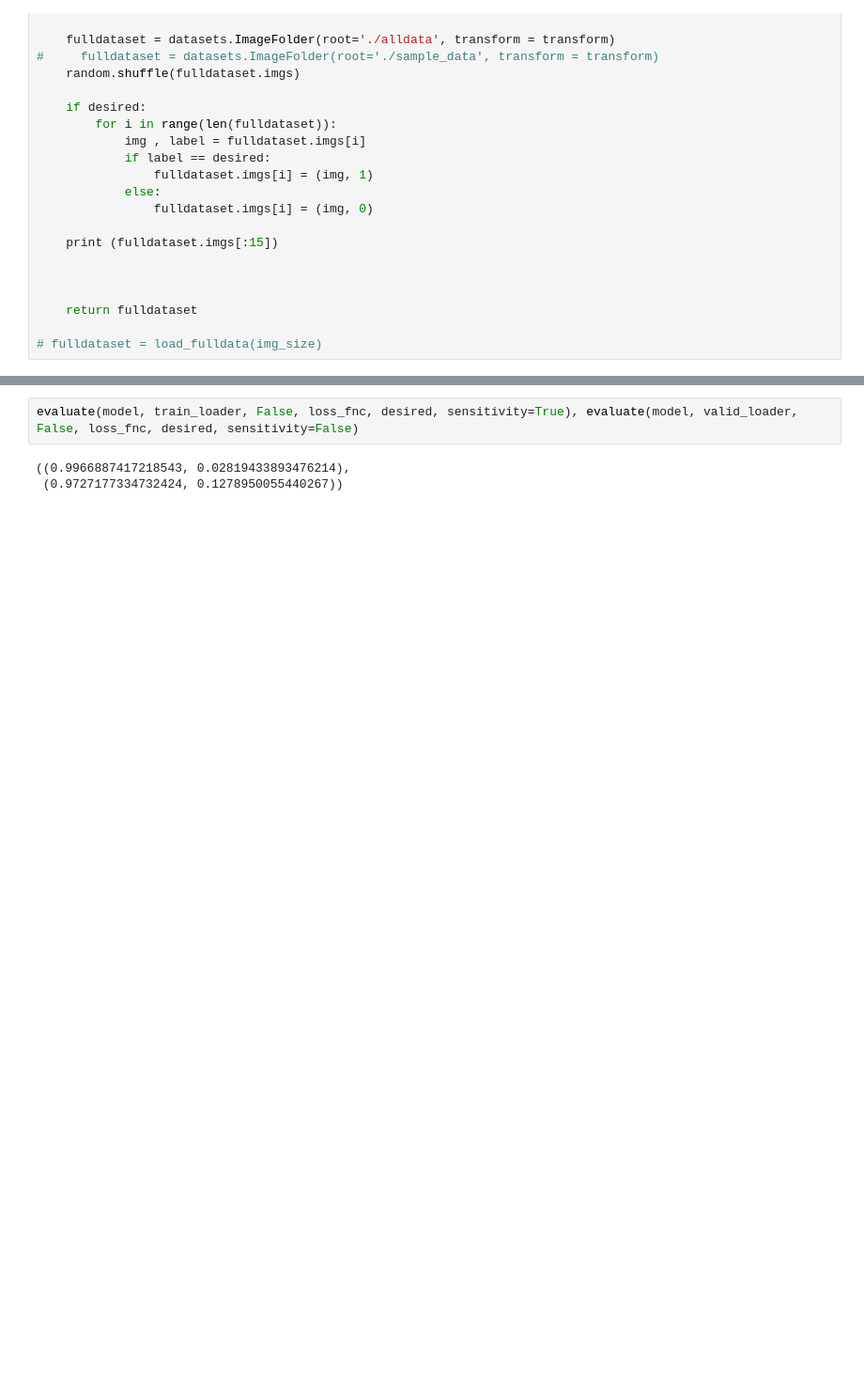
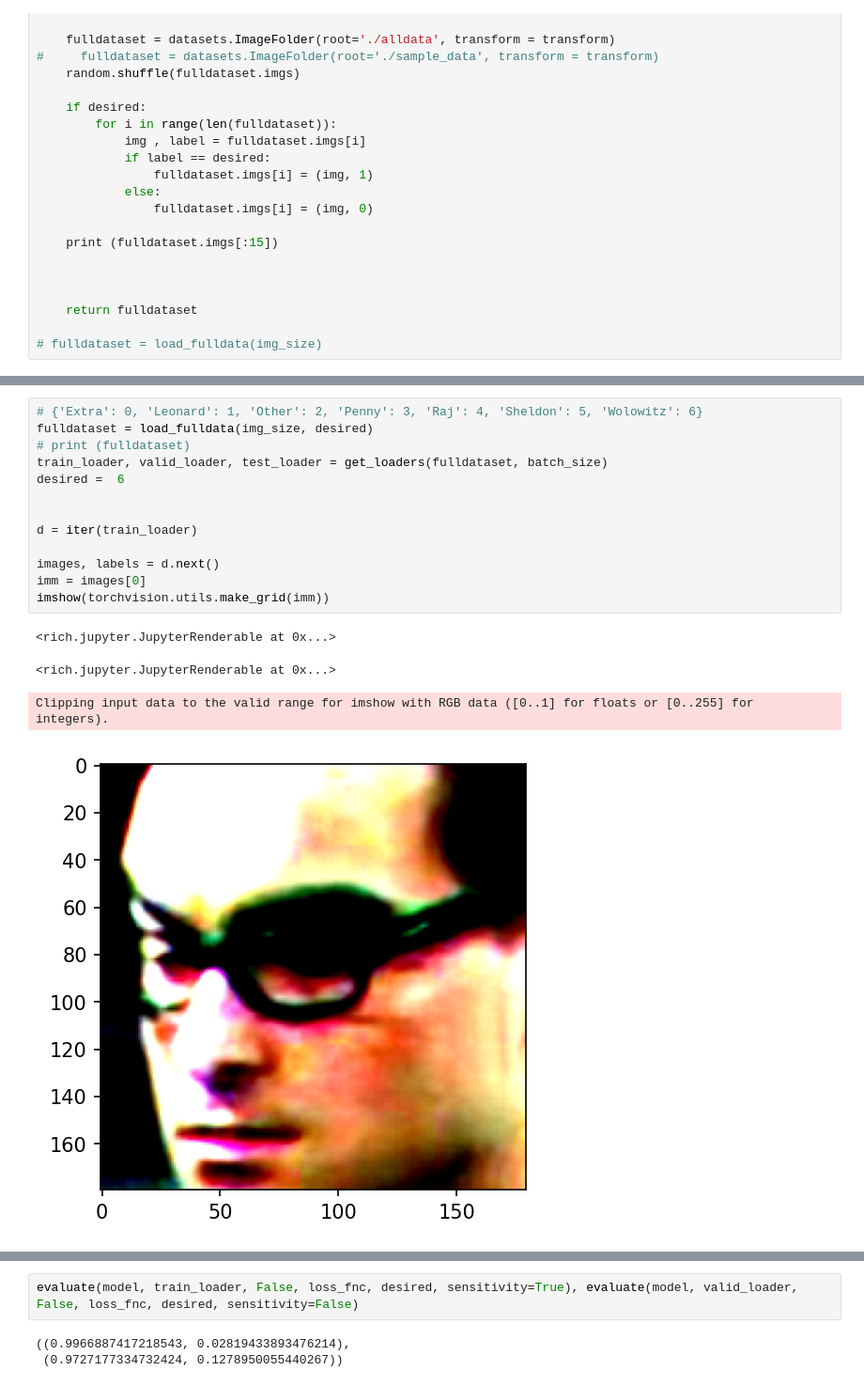
Before and after one commit to ece324-2020/FaceTime, a Jupyter notebook: notebook.ipynb, the cells around one changed output, grey strips where cells are left out. Shown: that part at 94% size. Drawn from its saved outputs; the diff is of its cells as text; blank space fills up the shorter version.

```diff
--- a/notebook.ipynb
+++ b/notebook.ipynb
@@ -255 +344,19 @@ def get_loaders(data):
+# %%
+# {'Extra': 0, 'Leonard': 1, 'Other': 2, 'Penny': 3, 'Raj': 4, 'Sheldon': 5, 'Wolowitz': 6}
+fulldataset = load_fulldata(img_size, desired)
+# print (fulldataset)
+train_loader, valid_loader, test_loader = get_loaders(fulldataset, batch_size)
+desired =  6
+
+
+d = iter(train_loader)
+
+images, labels = d.next()
+imm = images[0]
+imshow(torchvision.utils.make_grid(imm))
+# %% [output]
+<rich.jupyter.JupyterRenderable at 0x...>
+<rich.jupyter.JupyterRenderable at 0x...>
+Clipping input data to the valid range for imshow with RGB data ([0..1] for floats or [0..255] for integers).
+[figure, added]
 # %%
```
Also changed, not shown: parts of 24 cells of this notebook, 1 other file.
